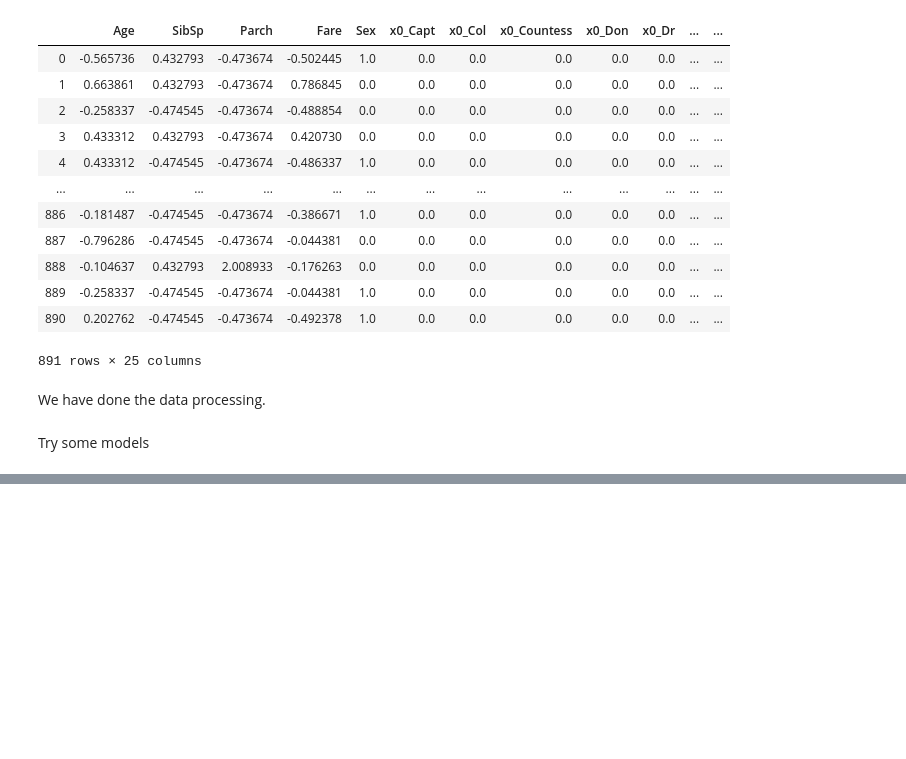
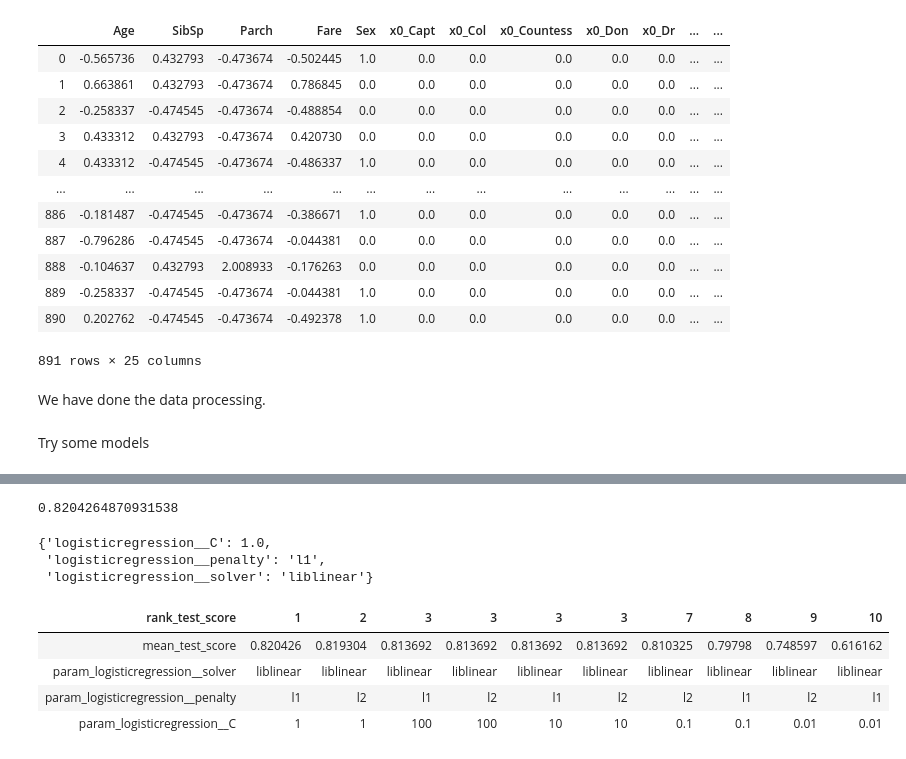
Before and after one commit to hongkailiu123/Titanic-survival-prediction-model, a Jupyter notebook: titanic-notebook.ipynb, the cells around one changed output, grey strips where cells are left out. Cells and saved outputs as stored; diff of their text form; code cells hidden in the pictures; blank space fills up the shorter version.

Commit message:
Kaggle Notebook | Titanic Notebook | Deployed a fined tune logistic regression model

```diff
--- a/titanic-notebook.ipynb
+++ b/titanic-notebook.ipynb
@@ -424,0 +430,14 @@ pd.DataFrame(results).T
+# %%
+pipe_lr = make_pipeline(preprocessor, LogisticRegression(random_state = 123))
+param_grid = {
+    "logisticregression__solver":['liblinear'], # choose "liblinear" because of the small size of our dataset
+    "logisticregression__penalty": ['l1','l2'],
+    "logisticregression__C": [100, 10, 1.0, 0.1, 0.01],
+}
+
+# Create a grid search object
+gs = GridSearchCV(pipe_lr,
+                  param_grid = param_grid,
+                  n_jobs=-1,
+                  return_train_score=True
+                 )
@@ -424,0 +464,2 @@ pd.DataFrame(results).T
+# %%
+gs.fit(X_train, y_train)
@@ -424,0 +484,28 @@ pd.DataFrame(results).T
+# %%
+# Get the best score
+gs.best_score_
+# %% [output]
+0.8204264870931538
+# %%
+# Get the best hyperparameter values
+gs.best_params_
+# %% [output]
+{'logisticregression__C': 1.0,
+ 'logisticregression__penalty': 'l1',
+ 'logisticregression__solver': 'liblinear'}
+# %%
+pd.DataFrame(gs.cv_results_)[
+    [
+        "mean_test_score",
+        "param_logisticregression__solver",
+        "param_logisticregression__penalty",
+        "param_logisticregression__C",
+        "rank_test_score",
+    ]
+].set_index("rank_test_score").sort_index().T
+# %% [output]
+| rank_test_score | 1 | 2 | 3 | 3 | 3 | 3 | 7 | 8 | 9 | 10 |
+| mean_test_score | 0.820426 | 0.819304 | 0.813692 | 0.813692 | 0.813692 | 0.813692 | 0.810325 | 0.79798 | 0.748597 | 0.616162 |
+| param_logisticregression__solver | liblinear | liblinear | liblinear | liblinear | liblinear | liblinear | liblinear | liblinear | liblinear | liblinear |
+| param_logisticregression__penalty | l1 | l2 | l1 | l2 | l1 | l2 | l2 | l1 | l2 | l1 |
+| param_logisticregression__C | 1 | 1 | 100 | 100 | 10 | 10 | 0.1 | 0.1 | 0.01 | 0.01 |
```
Also changed, not shown: parts of 20 cells of this notebook.
